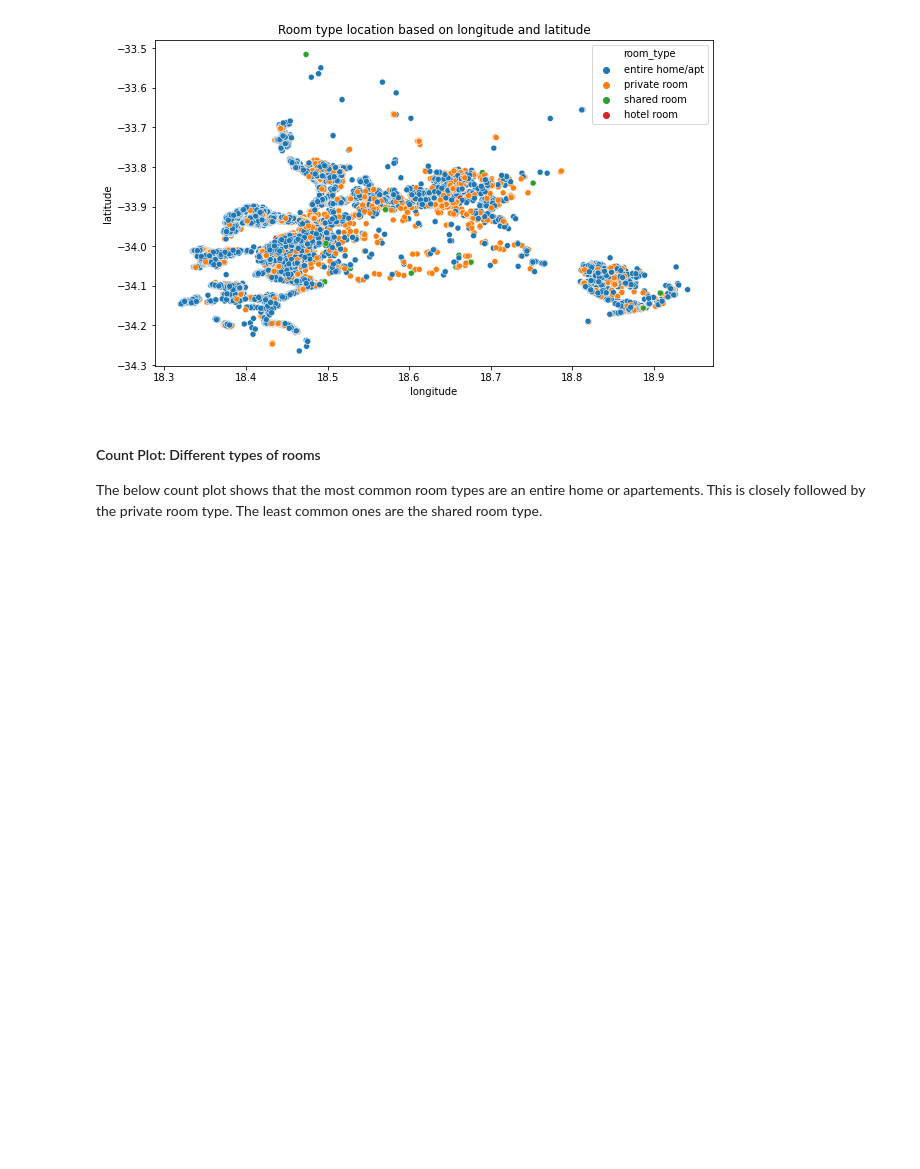
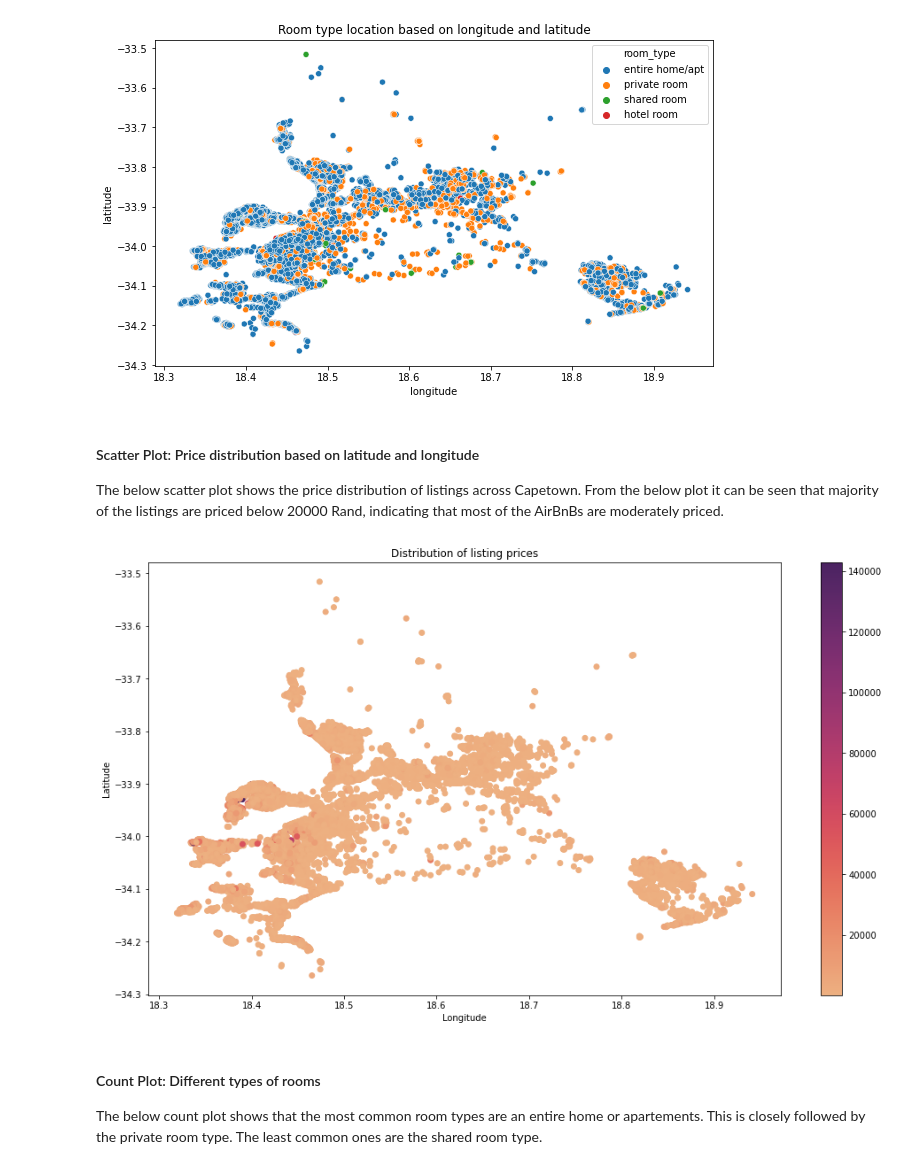
Before and after one commit to SanjanaCode/AirBnB-Data-Analysis, a Jupyter notebook: Analysis/Sanjana/milestone2.ipynb, the cells around one changed output. Drawn from its saved outputs; the diff is of its cells as text; code cells hidden in the pictures; blank space fills up the shorter version.

```diff
--- a/Analysis/Sanjana/milestone2.ipynb
+++ b/Analysis/Sanjana/milestone2.ipynb
@@ -137,6 +137,20 @@ sns.scatterplot(x='longitude',y='latitude',hue='room_type',data=df_bnb).set_titl
 plt.ioff()
 # %% [output]
 [figure]
+# %% [markdown]
+#### Scatter Plot: Price distribution based on latitude and longitude
+
+The below scatter plot shows the price distribution of listings across Capetown. From the below plot it can be seen that majority of the listings are priced below 20000 Rand, indicating that most of the AirBnBs are moderately priced.
+# %%
+plt.figure(figsize=(16,9))
+sct_plt=plt.scatter(df_bnb.longitude,df_bnb.latitude,c=df_bnb.price,cmap='flare')
+plt.colorbar(sct_plt)
+plt.title("Distribution of listing prices")
+plt.xlabel("Longitude")
+plt.ylabel("Latitude")
+plt.show()
+# %% [output]
+[figure, added]
 # %% [markdown]
 #### Count Plot: Different types of rooms
 The below count plot shows that the most common room types are an entire home or apartements. This is closely followed by the private room type. The least common ones are the shared room type.
```
Also changed, not shown: parts of 3 cells of this notebook.
